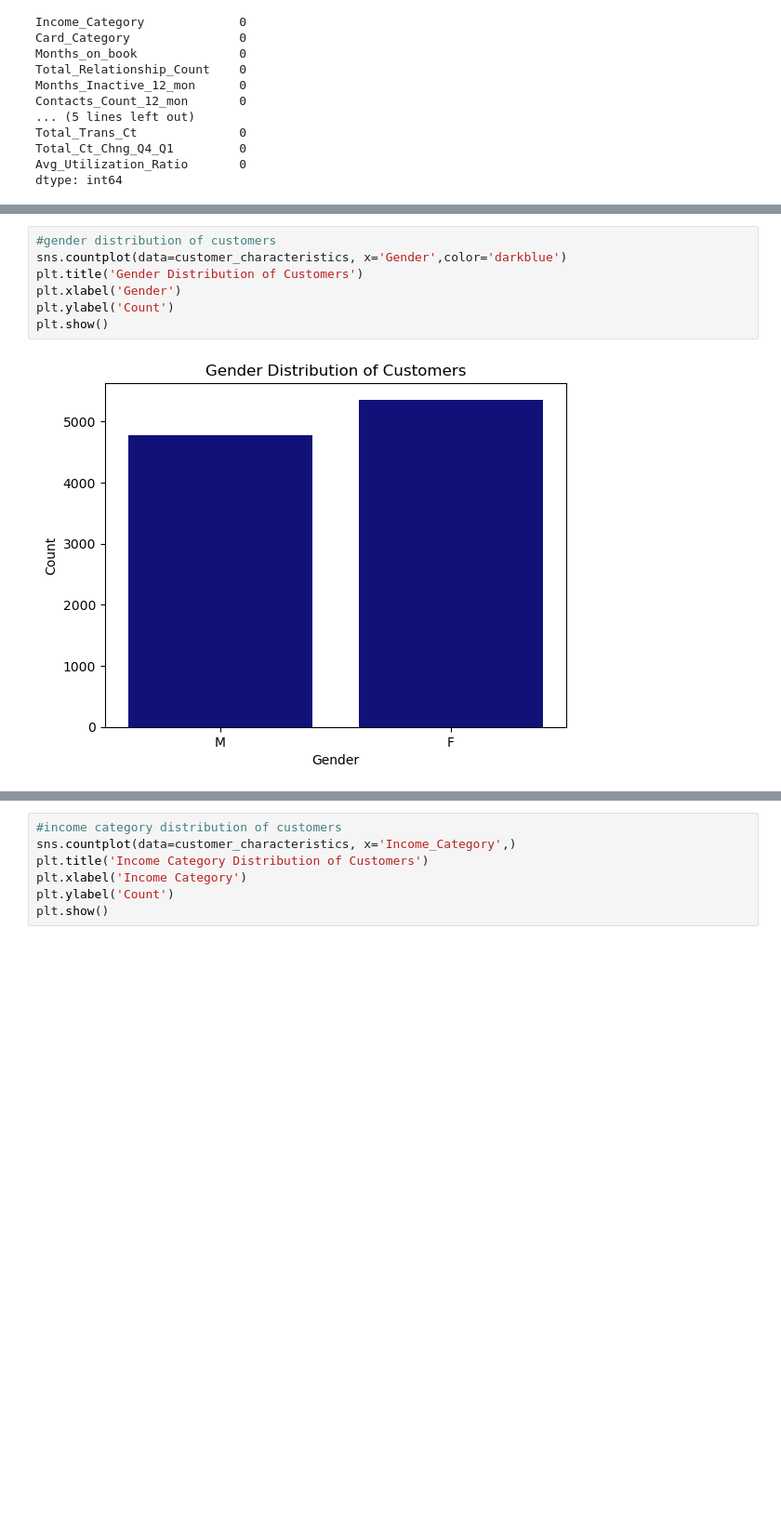
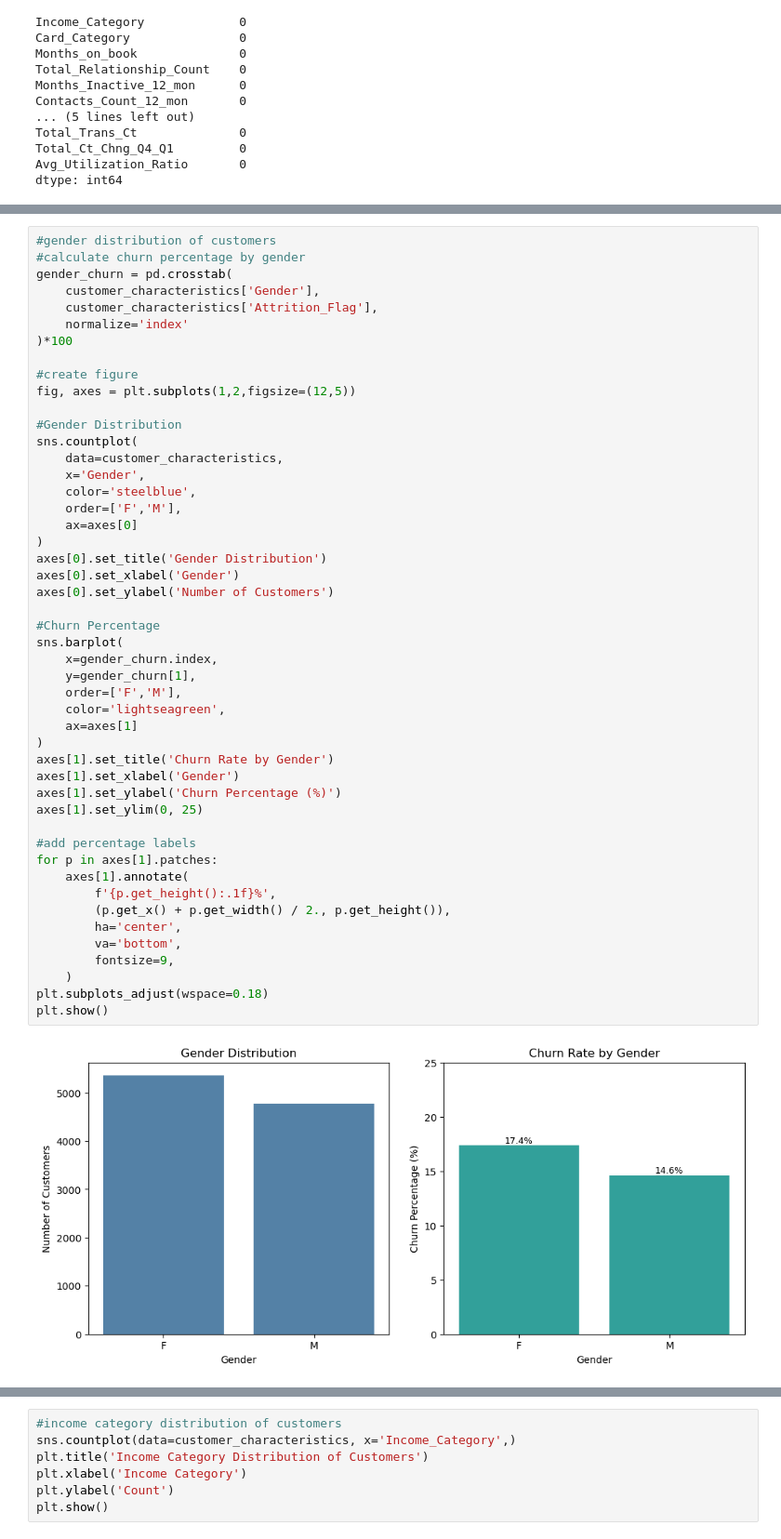
Before and after one commit to gianellarobles/Customer-Churn-Analytics-Predication, a Jupyter notebook: Customer_Churn_AP.ipynb, the cells around one changed output, grey strips where cells are left out. Shown at 93% size. Saved outputs shown, nothing was run; the diff lists cells and outputs as text; blank space fills up the shorter version.

```diff
--- a/Customer_Churn_AP.ipynb
+++ b/Customer_Churn_AP.ipynb
@@ -272,9 +332,50 @@ plt.show()
 # %%
 #gender distribution of customers
-sns.countplot(data=customer_characteristics, x='Gender',color='darkblue')
-plt.title('Gender Distribution of Customers')
-plt.xlabel('Gender')
-plt.ylabel('Count')
+#calculate churn percentage by gender
+gender_churn = pd.crosstab(
+    customer_characteristics['Gender'],
+    customer_characteristics['Attrition_Flag'],
+    normalize='index'
+)*100
+
+#create figure
+fig, axes = plt.subplots(1,2,figsize=(12,5))
+
+#Gender Distribution
+sns.countplot(
+    data=customer_characteristics,
+    x='Gender',
+    color='steelblue',
+    order=['F','M'],
+    ax=axes[0]
+)
+axes[0].set_title('Gender Distribution')
+axes[0].set_xlabel('Gender')
+axes[0].set_ylabel('Number of Customers')
+
+#Churn Percentage
+sns.barplot(
+    x=gender_churn.index,
+    y=gender_churn[1],
+    order=['F','M'],
+    color='lightseagreen',
+    ax=axes[1]
+)
+axes[1].set_title('Churn Rate by Gender')
+axes[1].set_xlabel('Gender')
+axes[1].set_ylabel('Churn Percentage (%)')
+axes[1].set_ylim(0, 25)
+
+#add percentage labels
+for p in axes[1].patches:
+    axes[1].annotate(
+        f'{p.get_height():.1f}%',
+        (p.get_x() + p.get_width() / 2., p.get_height()),
+        ha='center',
+        va='bottom',
+        fontsize=9,
+    )
+plt.subplots_adjust(wspace=0.18)
 plt.show()
 # %% [output]
-[figure, old version]
+[figure, new version]
```
Also changed, not shown: parts of 7 cells of this notebook.
